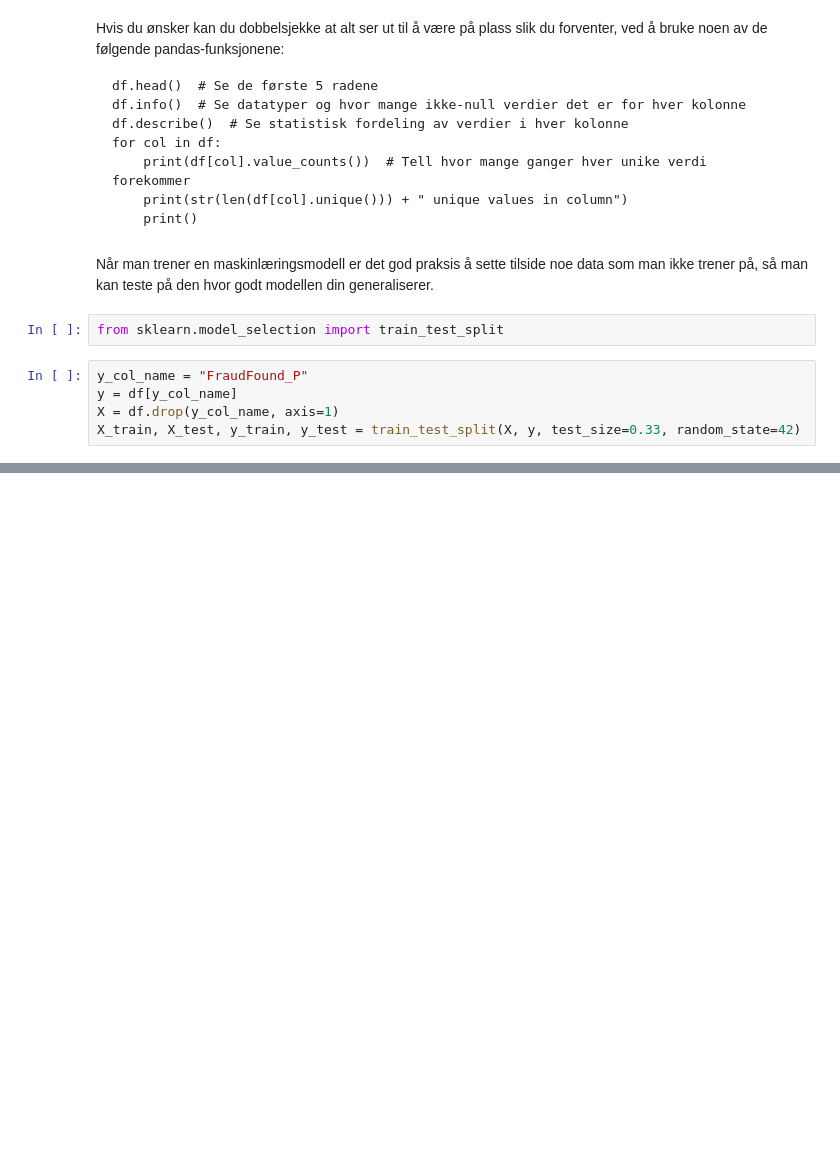
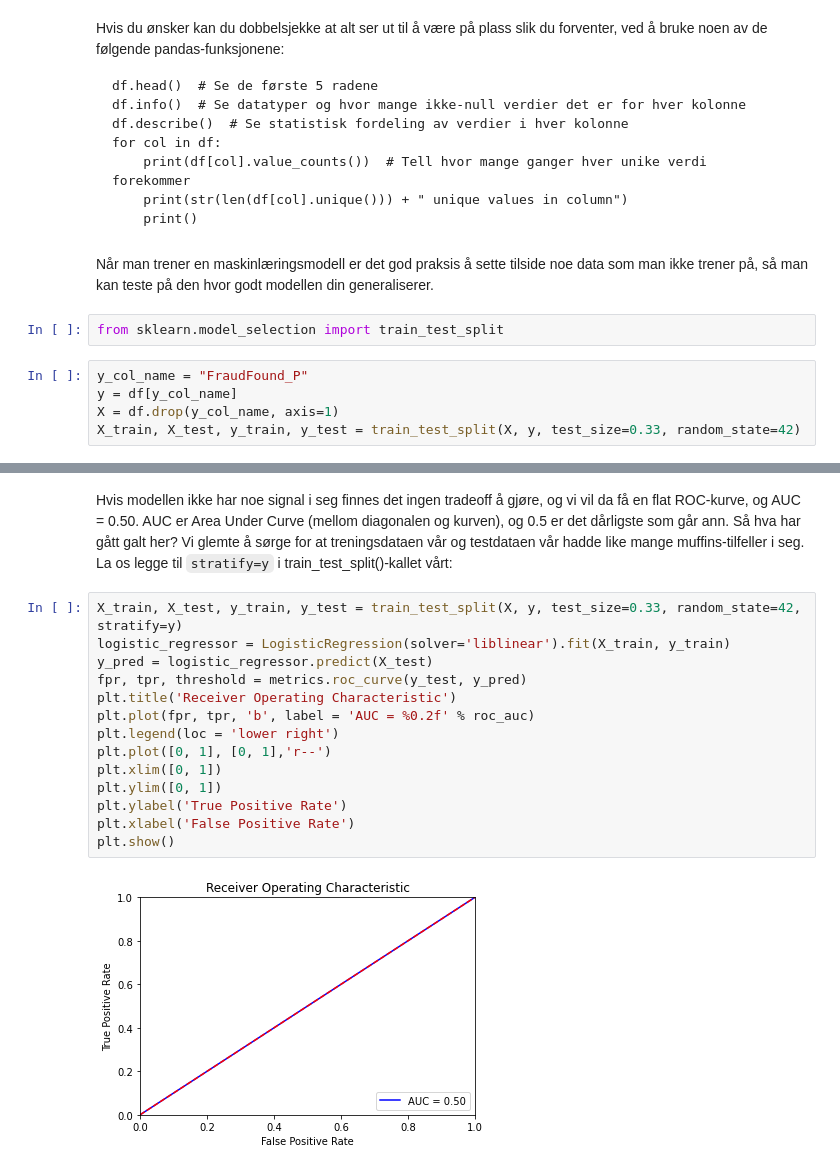
Before and after one commit to odaon/muffins-ai-motor, a Jupyter notebook: maskinlæring.ipynb, the cells around one changed output, grey strips where cells are left out. Cells and saved outputs as stored; diff of their text form; blank space fills up the shorter version.

```diff
--- a/maskinlæring.ipynb
+++ b/maskinlæring.ipynb
@@ -63,0 +99,18 @@ En metode for dette kalles K-fold cross-validation. Navnet lyder slik fordi man
+# %% [markdown]
+Hvis modellen ikke har noe signal i seg finnes det ingen tradeoff å gjøre, og vi vil da få en flat ROC-kurve, og AUC = 0.50. AUC er Area Under Curve (mellom diagonalen og kurven), og 0.5 er det dårligste som går ann. Så hva har gått galt her? Vi glemte å sørge for at treningsdataen vår og testdataen vår hadde like mange muffins-tilfeller i seg. La os legge til `stratify=y` i train_test_split()-kallet vårt:
+# %%
+X_train, X_test, y_train, y_test = train_test_split(X, y, test_size=0.33, random_state=42, stratify=y)
+logistic_regressor = LogisticRegression(solver='liblinear').fit(X_train, y_train)
+y_pred = logistic_regressor.predict(X_test)
+fpr, tpr, threshold = metrics.roc_curve(y_test, y_pred)
+plt.title('Receiver Operating Characteristic')
+plt.plot(fpr, tpr, 'b', label = 'AUC = %0.2f' % roc_auc)
+plt.legend(loc = 'lower right')
+plt.plot([0, 1], [0, 1],'r--')
+plt.xlim([0, 1])
+plt.ylim([0, 1])
+plt.ylabel('True Positive Rate')
+plt.xlabel('False Positive Rate')
+plt.show()
+# %% [output]
+[figure, added]
```
Also changed, not shown: parts of 17 cells of this notebook, 4 other files.
